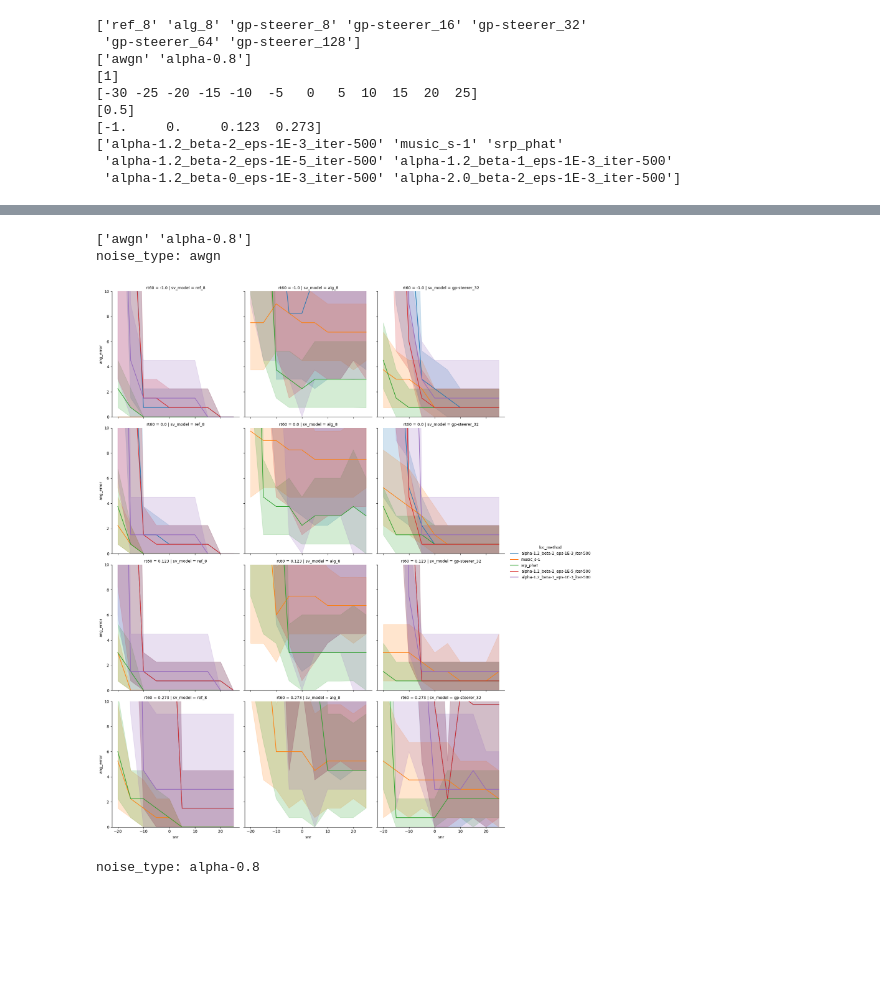
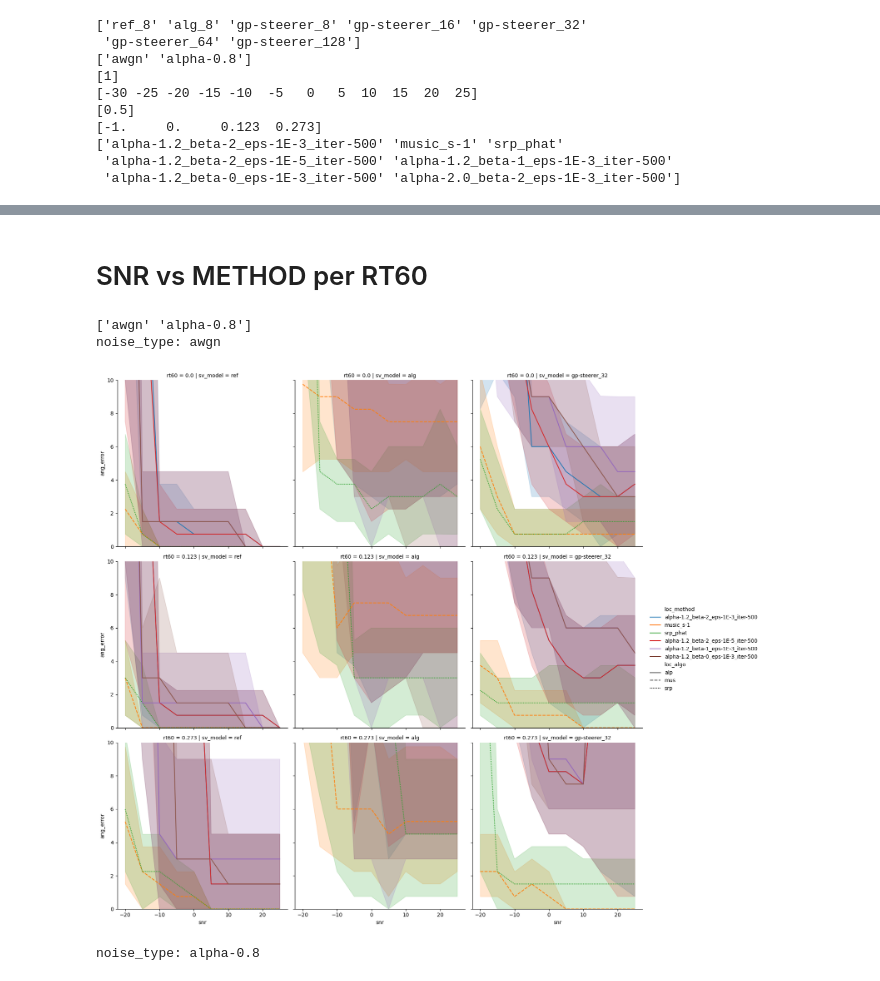
Before and after one commit to Chutlhu/shamans, a Jupyter notebook: analysize_results_exp1.ipynb, the cells around one changed output, grey strips where cells are left out. Drawn from its saved outputs; the diff is of its cells as text; code cells hidden in the pictures; blank space fills up the shorter version.

```diff
--- a/analysize_results_exp1.ipynb
+++ b/analysize_results_exp1.ipynb
@@ -23,4 +23,6 @@ path_to_results = Path('results/')
 exp_df = merge_csvs_and_get_dataframe(exp_id, path_to_results)
 
 exp_df = exp_df.assign(sv_model=exp_df['sv_method'] + '_' + exp_df['nObs'].astype(str))
-exp_df = exp_df.assign(loc_algo=exp_df['loc_method'].str.split('_').str[0])
+exp_df = exp_df.assign(loc_algo=exp_df['loc_method'].str[:3])
+
+print(exp_df['loc_algo'].unique())
@@ -64,23 +86,36 @@ print(exp_df['loc_method'].unique())
+# %%
+best_seed = 666
+# rename ref_8 and alg_6 to ref and alg
+exp_df['sv_model'] = exp_df['sv_model'].str.replace('ref_8', 'ref')
+exp_df['sv_model'] = exp_df['sv_model'].str.replace('alg_8', 'alg')
+exp_df.loc[exp_df['sv_model'] == 'ref', 'seed'] = 666
+exp_df.loc[exp_df['sv_model'] == 'alg', 'seed'] = 666
+# %% [markdown]
+# SNR vs METHOD per RT60
 # %%
 noise_types = exp_df['noise_type'].unique()
 print(noise_types)
 
 for noise_type in noise_types:
 
 
     print(f"noise_type: {noise_type}")
     df_ = exp_df[
         (exp_df['noise_type'] == noise_type)
-        & (exp_df['seed'] == 13)
         & (exp_df['snr'] >= -20)
-        & (exp_df['sv_model'].isin(['ref_8', 'alg_8', 'gp-steerer_32']))
+        & (exp_df['sv_model'].isin(['ref', 'alg', 'gp-steerer_32']))
+        & (exp_df['seed'] == best_seed)
+        & (exp_df['rt60'] > -1)
     ]
 
-    ax = sns.relplot(x='snr', y='ang_error', hue='loc_method', data=df_, kind='line', col='sv_model', row='rt60', )
+    ax = sns.relplot(
+        x='snr', y='ang_error', hue='loc_method',
+        style='loc_algo',
+        data=df_, kind='line', col='sv_model', row='rt60', )
     ax.set(ylim=(0, 10))
     plt.show()
 # %% [output]
 ['awgn' 'alpha-0.8']
 noise_type: awgn
-[figure, old version]
+[figure, new version]
 noise_type: alpha-0.8
```
Also changed, not shown: parts of 4 cells of this notebook, 3 other files.
